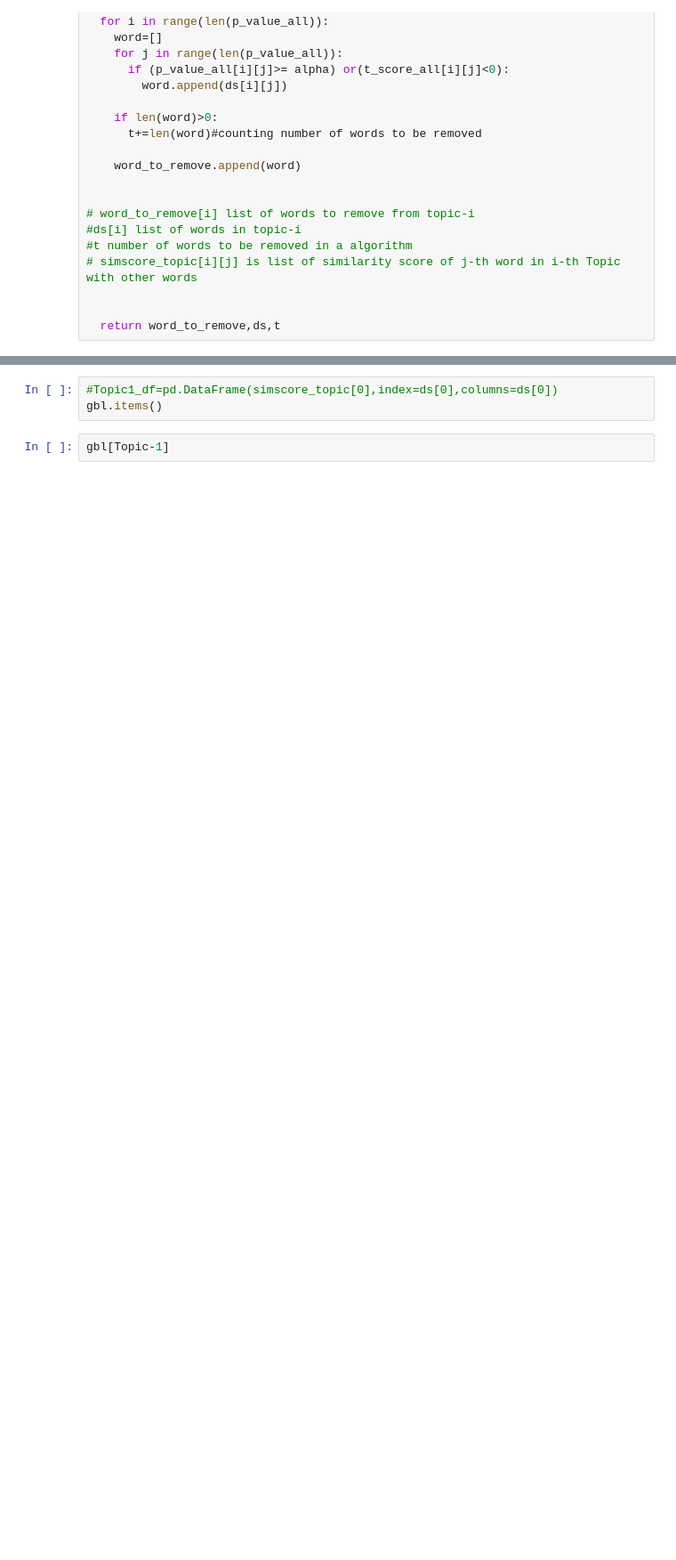
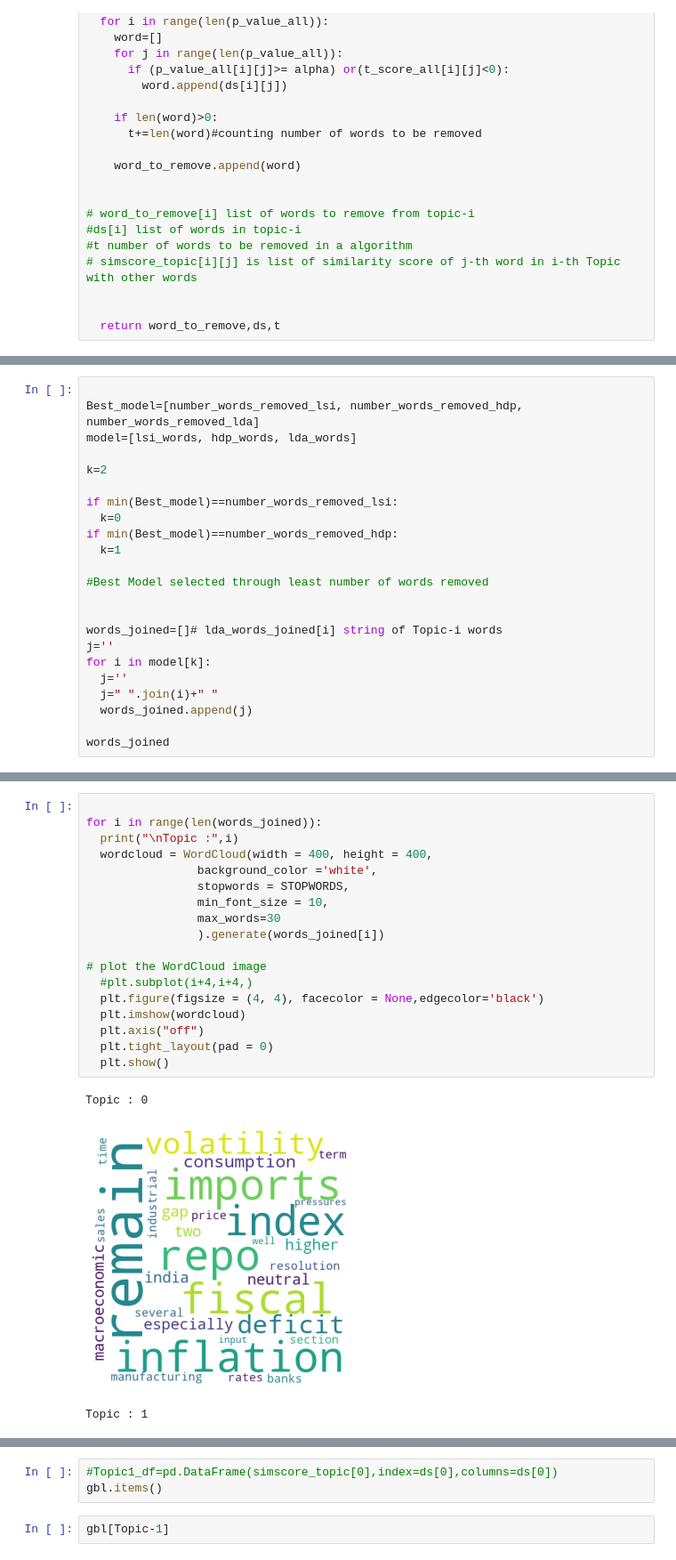
Before and after one commit to bharatbajoria/Dataset-Analytics-Modules, a Jupyter notebook: Topic_Modelling_LDA.ipynb, the cells around one changed output, grey strips where cells are left out. Shown at 89% size. Cells and saved outputs as stored; diff of their text form; blank space fills up the shorter version.

```diff
--- a/Topic_Modelling_LDA.ipynb
+++ b/Topic_Modelling_LDA.ipynb
@@ -673,0 +745,23 @@ evaluate_bar_graph([number_words_removed_lsi, number_words_removed_hdp, number_w
+# %%
+
+Best_model=[number_words_removed_lsi, number_words_removed_hdp, number_words_removed_lda]
+model=[lsi_words, hdp_words, lda_words]
+
+k=2
+
+if min(Best_model)==number_words_removed_lsi:
+  k=0
+if min(Best_model)==number_words_removed_hdp:
+  k=1
+
+#Best Model selected through least number of words removed
+
+
+words_joined=[]# lda_words_joined[i] string of Topic-i words
+j=''
+for i in model[k]:
+  j=''
+  j=" ".join(i)+" "
+  words_joined.append(j)
+
+words_joined
@@ -673,0 +779,22 @@ evaluate_bar_graph([number_words_removed_lsi, number_words_removed_hdp, number_w
+# %%
+
+for i in range(len(words_joined)):
+  print("\nTopic :",i)
+  wordcloud = WordCloud(width = 400, height = 400,
+                background_color ='white',
+                stopwords = STOPWORDS,
+                min_font_size = 10,
+                max_words=30
+                ).generate(words_joined[i])
+
+# plot the WordCloud image
+  #plt.subplot(i+4,i+4,)
+  plt.figure(figsize = (4, 4), facecolor = None,edgecolor='black')
+  plt.imshow(wordcloud)
+  plt.axis("off")
+  plt.tight_layout(pad = 0)
+  plt.show()
+# %% [output]
+Topic : 0
+[figure, added]
+Topic : 1
```
Also changed, not shown: parts of 26 cells of this notebook.
